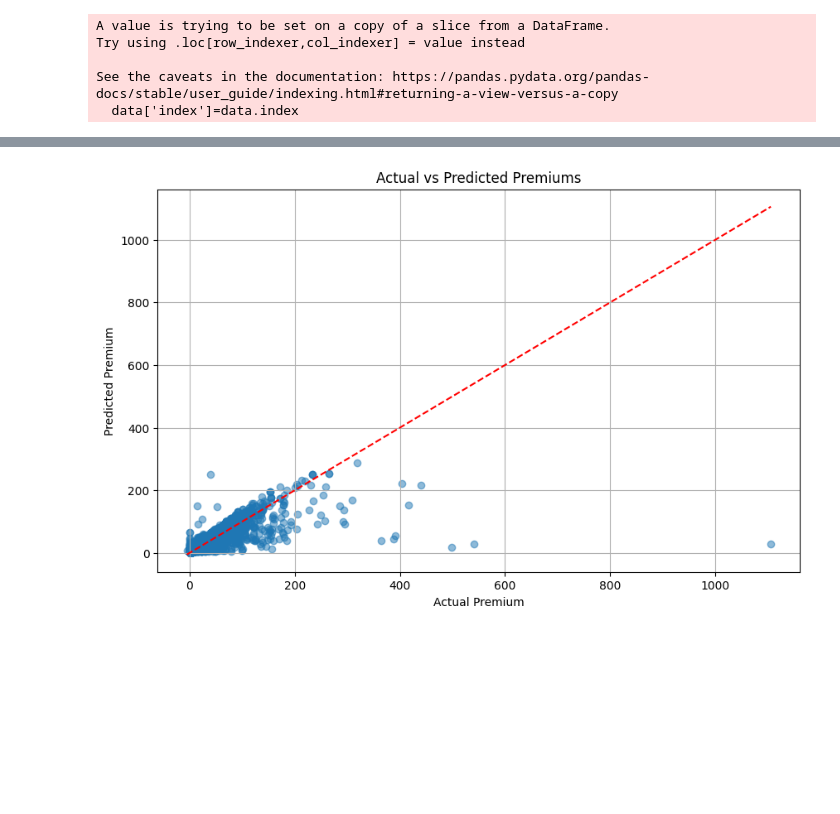
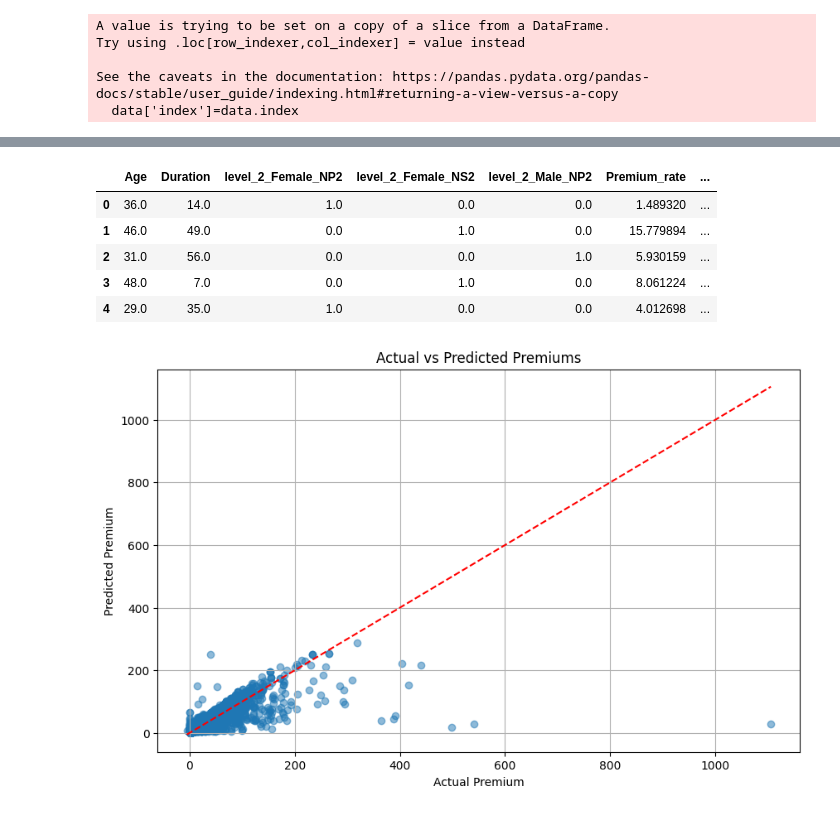
Before and after one commit to Dhaneshkp/creditCardDefaulters, a Jupyter notebook: TensorFlow_LSTM.ipynb, the cells around one changed output, grey strips where cells are left out. Cells and saved outputs as stored; diff of their text form; code cells hidden in the pictures; blank space fills up the shorter version.

```diff
--- a/TensorFlow_LSTM.ipynb
+++ b/TensorFlow_LSTM.ipynb
@@ -203,11 +239,11 @@ X_test_np= X_test.values.reshape(X_test.shape[0], X_test.shape[1], 1)
 y_train_np= y_train.values.reshape(y_train.shape[0], 1)
 y_test_np= y_test.values.reshape(y_test.shape[0], 1)
 # %%
-
+from tensorflow.keras.callbacks import EarlyStopping
 # Hyperparameter options
-filters_list = [16, 32, 64]
-kernel_sizes_list = [2, 3, 5]
-dense_units_list = [32, 64, 128]
+filters_list = [16]
+kernel_sizes_list = [2,3]
+dense_units_list = [32]
 
 best_mse = float('inf')
 best_params = {}
@@ -226,9 +262,10 @@ for filters in filters_list:
 
             # Compile the model
             model.compile(optimizer='adam', loss='mean_squared_error')
-
+            early_stopping = EarlyStopping(monitor='val_loss', patience=10, restore_best_weights=True)
             # Train the model
-            model.fit(X_train_np, y_train_np, epochs=10, batch_size=32, verbose=0)
+            model.fit(X_train_np, y_train_np, epochs=10, batch_size=128, verbose=1,
+                        validation_data=(X_test_np, y_test_np), callbacks=[early_stopping])
 
             # Evaluate the model
             y_pred = model.predict(X_test_np)
@@ -289,24 +339,15 @@ best_model.add(Dense(1))  # Output layer for regression
 
 # Compile the best model
 best_model.compile(optimizer='adam', loss='mean_squared_error')
-
+early_stopping = EarlyStopping(monitor='val_loss', patience=10, restore_best_weights=True)
 # Train the best model (you might want to adjust epochs and batch_size)
-best_model.fit(X_train, y_train, epochs=10, batch_size=32)
+best_model.fit(X_train_np, y_train_np, epochs=10, batch_size=32)
 
 # Predict on the test set
-y_pred_scaled = best_model.predict(X_test)
+y_pred_scaled = best_model.predict(X_test_np)
 
 # Scale predicted and actual premiums back to original scale
 y_pred_original = y_pred_scaled * max_values['Premium_rate']
 y_test_original = y_test * max_values['Premium_rate']
-
-# Create a DataFrame to compare actual and predicted premiums along with other columns
-comparison_df = pd.DataFrame({
-    'Age': (X_test[:, 0] * max_values['Age']).flatten(),  # Assuming Age is the first column in X_test
-    'Duration': (X_test[:, 1] * max_values['Duration']).flatten(),  # Assuming Duration is the second column
-    # ... (include other relevant columns from X_test)
-    'Actual Premium': y_test_original.flatten(),
-    'Predicted Premium': y_pred_original.flatten()
-})
 # %% [output]
 Epoch 1/10
@@ -328 +369,4 @@ Epoch 10/10
 542/542 [==============================] - 1s 1ms/step
+# %%
+y_pred_df=pd.DataFrame({'Premium_pred':y_pred_original.flatten()})
+y_pred_df
@@ -329,3 +387,15 @@ Epoch 10/10
+# %%
+# Create a DataFrame to compare actual and predicted premiums along with other columns
+comparison_df = pd.concat([X_test,y_test_original,y_pred_df], axis=1)
+comparison_df.reset_index(drop=True, inplace=True)
+comparison_df.head()
+# %% [output]
+|  | Age | Duration | level_2_Female_NP2 | level_2_Female_NS2 | level_2_Male_NP2 | Premium_rate | ... |
+| 0 | 36.0 | 14.0 | 1.0 | 0.0 | 0.0 | 1.489320 | ... |
+| 1 | 46.0 | 49.0 | 0.0 | 1.0 | 0.0 | 15.779894 | ... |
+| 2 | 31.0 | 56.0 | 0.0 | 0.0 | 1.0 | 5.930159 | ... |
+| 3 | 48.0 | 7.0 | 0.0 | 1.0 | 0.0 | 8.061224 | ... |
+| 4 | 29.0 | 35.0 | 1.0 | 0.0 | 0.0 | 4.012698 | ... |
 # %%
 comparison_df.sort_values(by=['Age', 'Duration'], inplace=True)
 # %%
```
Also changed, not shown: parts of 12 cells of this notebook.
